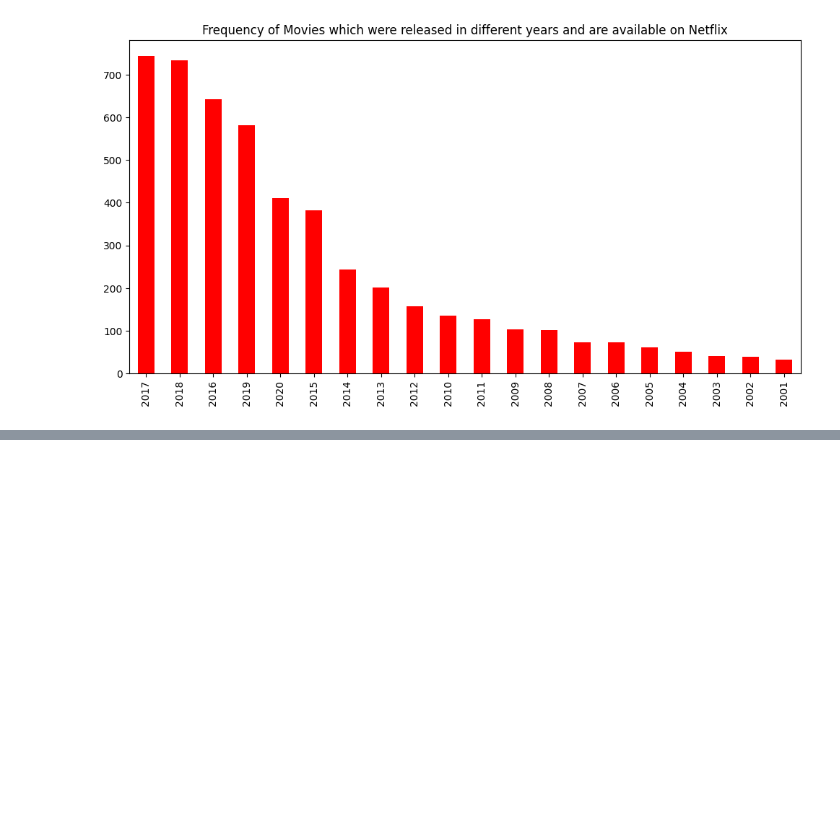
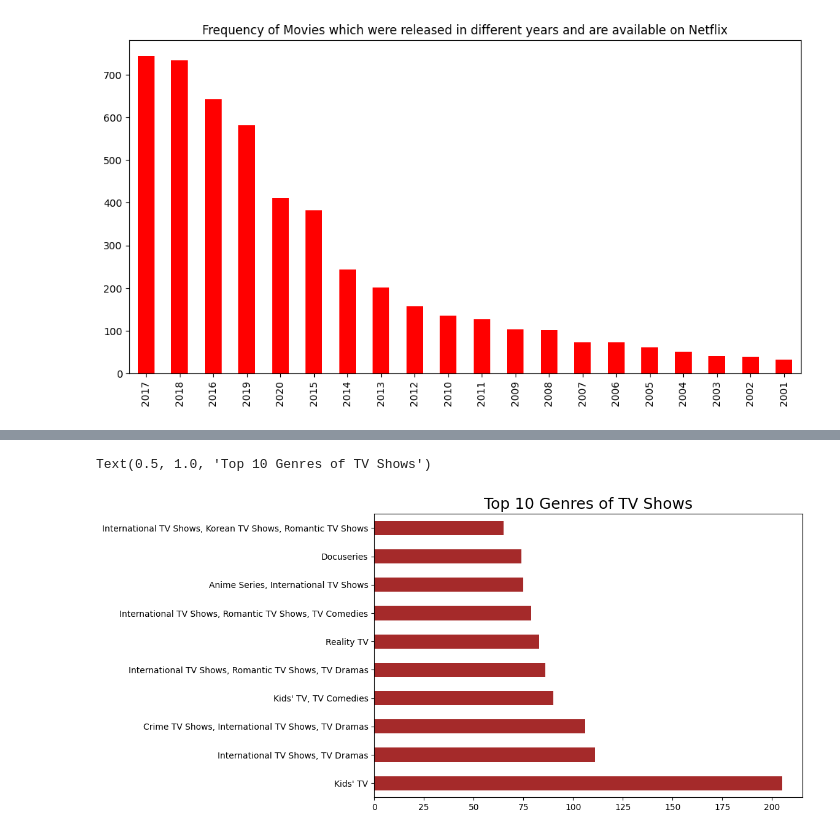
Before and after one commit to pritesh2292/Netflix-Movies-Tv-Shows-Clustering, a Jupyter notebook: Netflix_unsupervised_ML_capstone_project_.ipynb, the cells around one changed output, grey strips where cells are left out. Cells and saved outputs as stored; diff of their text form; code cells hidden in the pictures; blank space fills up the shorter version.

```diff
--- a/Netflix_unsupervised_ML_capstone_project_.ipynb
+++ b/Netflix_unsupervised_ML_capstone_project_.ipynb
@@ -293,0 +308,7 @@ Text(0.5, 1.0, 'Frequency of Movies which were released in different years and a
+# %%
+plt.figure(figsize=(9,6))
+df[df["type"]=="TV Show"]["listed_in"].value_counts()[:10].plot(kind="barh",color="brown")
+plt.title("Top 10 Genres of TV Shows",size=18)
+# %% [output]
+Text(0.5, 1.0, 'Top 10 Genres of TV Shows')
+[figure, added]
```
Also changed, not shown: parts of 4 cells of this notebook.
